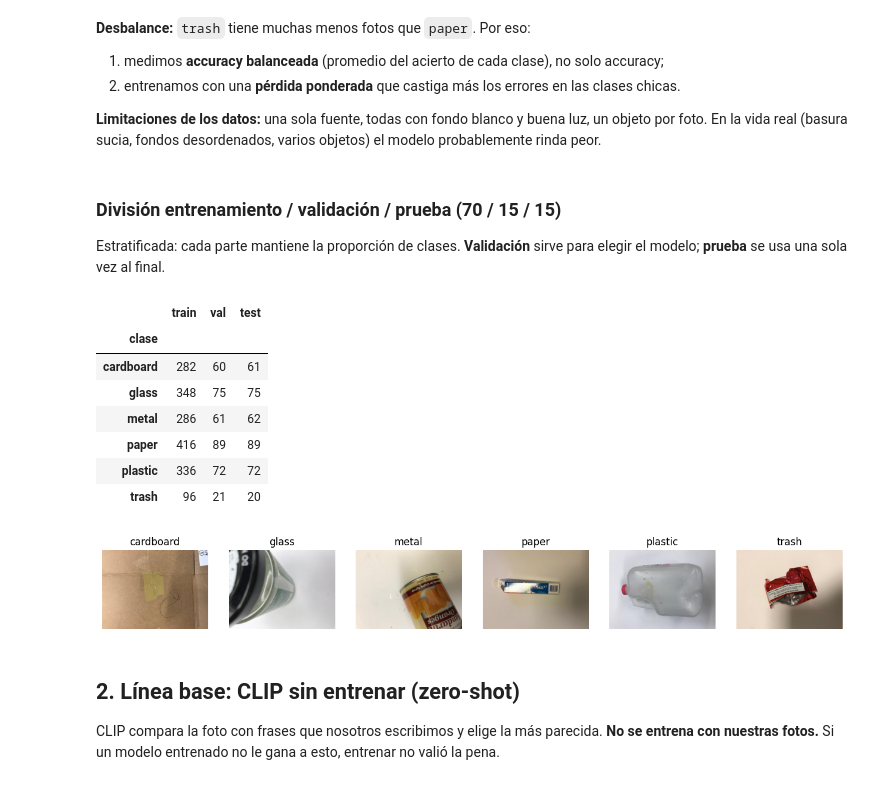
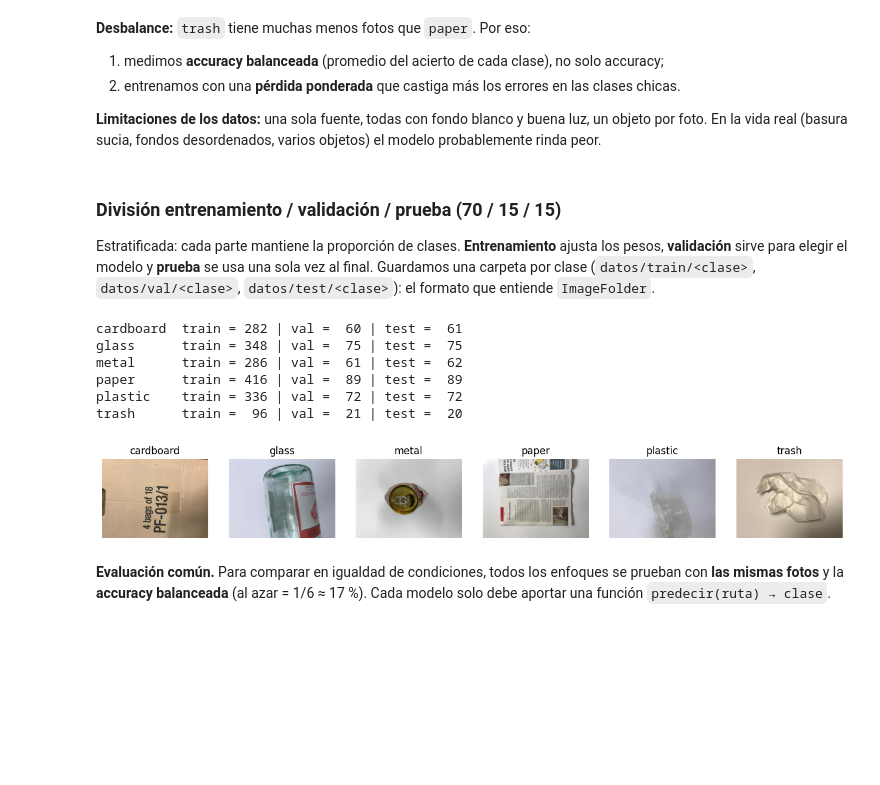
Before and after one commit to gabrielahobaica/certamen1-ia-generativa-EcoScan, a Jupyter notebook: notebooks/entrenamiento.ipynb, the cells around one changed output. Saved outputs shown, nothing was run; the diff lists cells and outputs as text; code cells hidden in the pictures; blank space fills up the shorter version.

```diff
--- a/notebooks/entrenamiento.ipynb
+++ b/notebooks/entrenamiento.ipynb
@@ -71,15 +80,16 @@ Fotos encontradas: 2527
 # %% [markdown]
 **Limpieza:** si la misma foto aparece dos veces la dejamos una sola vez; si aparece con **dos etiquetas distintas** no sabemos cuál es la correcta y la eliminamos.
 # %%
-etiquetas_por_foto = df.groupby("huella").clase.nunique()
-contradictorias = etiquetas_por_foto[etiquetas_por_foto > 1].index        # misma foto, distinta clase
-df = df[~df.huella.isin(contradictorias)].drop_duplicates("huella")        # quita contradicciones y repetidas
+etiquetas_por_foto = df.groupby("huella").clase.nunique()                 # cuántas clases distintas tiene cada foto
+contradictorias = etiquetas_por_foto[etiquetas_por_foto > 1].index        # misma foto con distinta clase
+df = df[~df.huella.isin(contradictorias)].drop_duplicates("huella")       # quita contradicciones y repetidas
 print("Fotos contradictorias eliminadas:", len(contradictorias))
 print("Fotos únicas usadas:", len(df))
 
-conteo = df.clase.value_counts().reindex(CLASES)
-conteo.plot.bar(color="#1b7d61", title="Imágenes por clase"); plt.ylabel("Fotos"); plt.show()
-print(conteo)
+for c in CLASES:                                                          # cuenta las fotos de cada clase
+    print(f"{c:10s}: {(df.clase == c).sum()} imágenes")
+df.clase.value_counts().reindex(CLASES).plot.bar(color="#1b7d61", title="Imágenes por clase")
+plt.ylabel("Fotos"); plt.show()
 # %% [output]
 Fotos contradictorias eliminadas: 3
 Fotos únicas usadas: 2521
@@ -100,39 +108,36 @@ Name: count, dtype: int64
 **Limitaciones de los datos:** una sola fuente, todas con fondo blanco y buena luz, un objeto por foto. En la vida real (basura sucia, fondos desordenados, varios objetos) el modelo probablemente rinda peor.
 # %% [markdown]
 ### División entrenamiento / validación / prueba (70 / 15 / 15)
-Estratificada: cada parte mantiene la proporción de clases. **Validación** sirve para elegir el modelo; **prueba** se usa una sola vez al final.
+Estratificada: cada parte mantiene la proporción de clases. **Entrenamiento** ajusta los pesos, **validación** sirve para elegir el modelo y **prueba** se usa una sola vez al final. Guardamos una carpeta por clase (`datos/train/<clase>`, `datos/val/<clase>`, `datos/test/<clase>`): el formato que entiende `ImageFolder`.
 # %%
-train, resto = train_test_split(df, test_size=0.30, stratify=df.clase, random_state=SEMILLA)
-val, test = train_test_split(resto, test_size=0.50, stratify=resto.clase, random_state=SEMILLA)
+train, resto = train_test_split(df, test_size=0.30, stratify=df.clase, random_state=SEMILLA)   # 70 % / 30 %
+val, test = train_test_split(resto, test_size=0.50, stratify=resto.clase, random_state=SEMILLA) # 30 % → 15 % + 15 %
 
-DATOS = "/content/datos"                                # carpetas datos/train/<clase>/foto.jpg
-shutil.rmtree(DATOS, ignore_errors=True)
-for nombre, parte in [("train", train), ("val", val), ("test", test)]:
-    for _, fila in parte.iterrows():
-        destino = f"{DATOS}/{nombre}/{fila.clase}"
-        os.makedirs(destino, exist_ok=True)
-        shutil.copy(fila.ruta, destino)
+DATOS = "/content/datos"
+shutil.rmtree(DATOS, ignore_errors=True)              # borra una copia anterior, si existe
+for parte, fotos in [("train", train), ("val", val), ("test", test)]:
+    for _, fila in fotos.iterrows():
+        carpeta = f"{DATOS}/{parte}/{fila.clase}"
+        os.makedirs(carpeta, exist_ok=True)           # crea la carpeta de la clase
+        shutil.copy(fila.ruta, carpeta)               # copia la foto
 
-conteos = pd.DataFrame({"train": train.clase.value_counts(), "val": val.clase.value_counts(),
-                        "test": test.clase.value_counts()}).reindex(CLASES)
-conteos
+conteos = {c: {p: len(os.listdir(f"{DATOS}/{p}/{c}")) for p in ["train", "val", "test"]} for c in CLASES}
+for c in CLASES:
+    print(f"{c:10s} train = {conteos[c]['train']:3d} | val = {conteos[c]['val']:3d} | test = {conteos[c]['test']:3d}")
 # %% [output]
-|  | train | val | test |
-| clase |  |  |  |
-| cardboard | 282 | 60 | 61 |
-| glass | 348 | 75 | 75 |
-| metal | 286 | 61 | 62 |
-| paper | 416 | 89 | 89 |
-| plastic | 336 | 72 | 72 |
-| trash | 96 | 21 | 20 |
+cardboard  train = 282 | val =  60 | test =  61
+glass      train = 348 | val =  75 | test =  75
+metal      train = 286 | val =  61 | test =  62
+paper      train = 416 | val =  89 | test =  89
+plastic    train = 336 | val =  72 | test =  72
+trash      train =  96 | val =  21 | test =  20
 # %%
-fig, ejes = plt.subplots(1, 6, figsize=(16, 3))
-for eje, clase in zip(ejes, CLASES):
-    eje.imshow(Image.open(train[train.clase == clase].ruta.iloc[0])); eje.set_title(clase); eje.axis("off")
+fig, ejes = plt.subplots(1, 6, figsize=(16, 3))      # una foto de ejemplo por clase
+for eje, c in zip(ejes, CLASES):
+    eje.imshow(Image.open(train[train.clase == c].ruta.iloc[0])); eje.set_title(c); eje.axis("off")
 plt.show()
 # %% [output]
-[figure, old version]
+[figure, new version]
 # %% [markdown]
-## 2. Línea base: CLIP sin entrenar (zero-shot)
-CLIP compara la foto con frases que nosotros escribimos y elige la más parecida. **No se entrena con nuestras fotos.** Si un modelo entrenado no le gana a esto, entrenar no valió la pena.
+**Evaluación común.** Para comparar en igualdad de condiciones, todos los enfoques se prueban con **las mismas fotos** y la **accuracy balanceada** (al azar = 1/6 ≈ 17 %). Cada modelo solo debe aportar una función `predecir(ruta) → clase`.
 # %%
```
Also changed, not shown: parts of 28 cells of this notebook.
